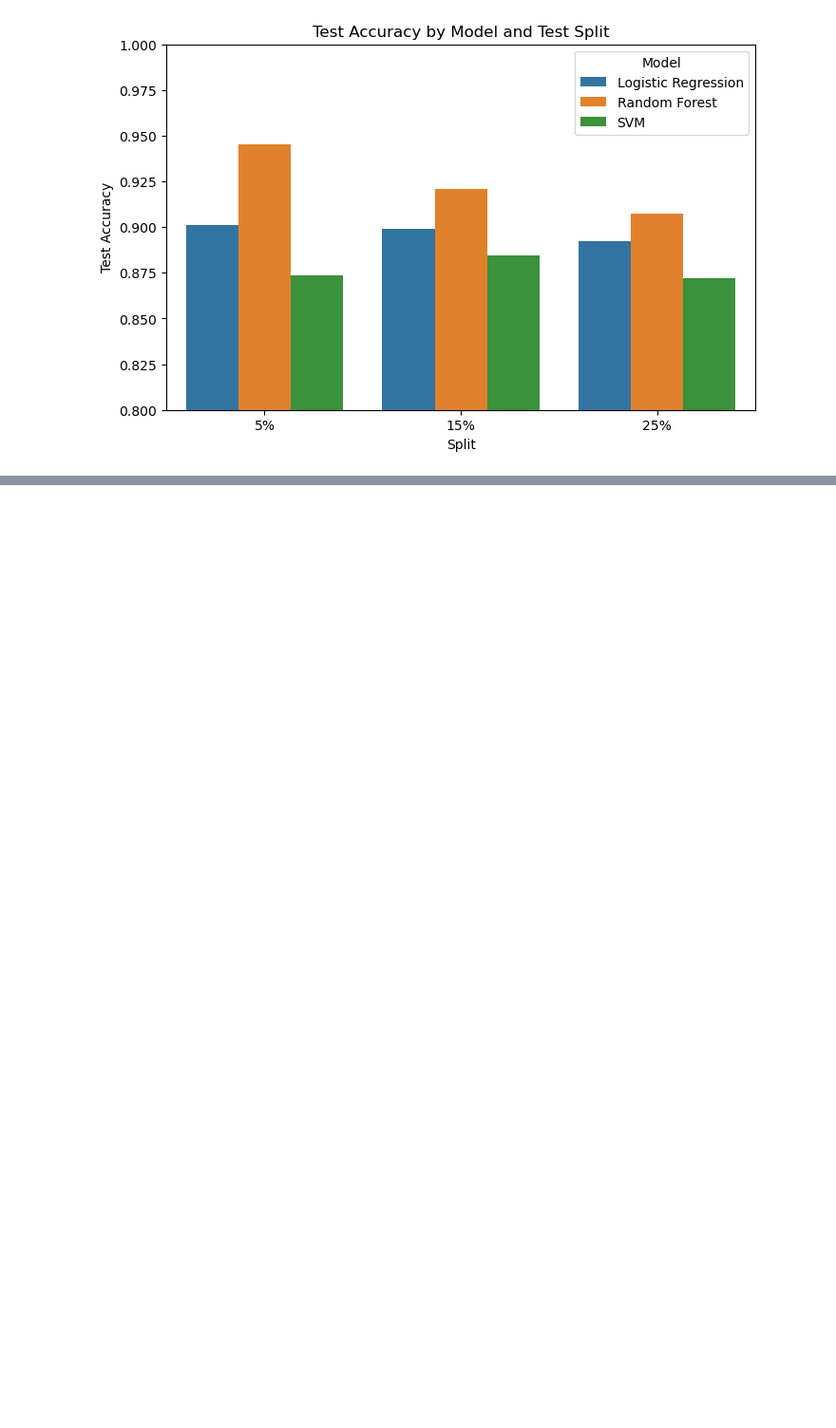
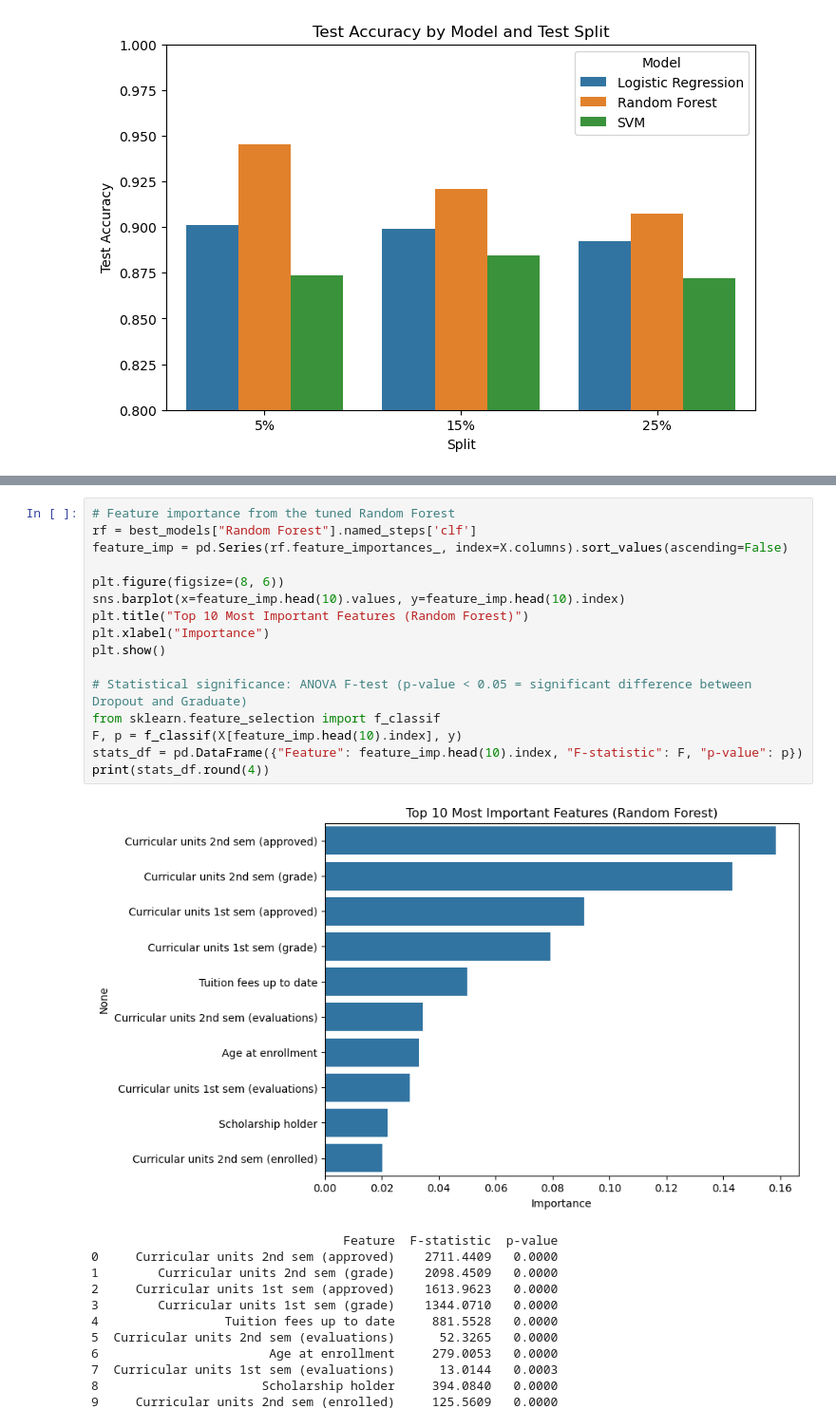
Before and after one commit to 2026651-gif/Machine-learning-CA1, a Jupyter notebook: CA1111.ipynb, the cells around one changed output, grey strips where cells are left out. Shown at 95% size. Cells and saved outputs as stored; diff of their text form; blank space fills up the shorter version.

Commit message:
importamt features

```diff
--- a/CA1111.ipynb
+++ b/CA1111.ipynb
@@ -485,0 +500,29 @@ Running GridSearchCV for SVM...
+# %%
+# Feature importance from the tuned Random Forest
+rf = best_models["Random Forest"].named_steps['clf']
+feature_imp = pd.Series(rf.feature_importances_, index=X.columns).sort_values(ascending=False)
+
+plt.figure(figsize=(8, 6))
+sns.barplot(x=feature_imp.head(10).values, y=feature_imp.head(10).index)
+plt.title("Top 10 Most Important Features (Random Forest)")
+plt.xlabel("Importance")
+plt.show()
+
+# Statistical significance: ANOVA F-test (p-value < 0.05 = significant difference between Dropout and Graduate)
+from sklearn.feature_selection import f_classif
+F, p = f_classif(X[feature_imp.head(10).index], y)
+stats_df = pd.DataFrame({"Feature": feature_imp.head(10).index, "F-statistic": F, "p-value": p})
+print(stats_df.round(4))
+# %% [output]
+[figure, added]
+                                  Feature  F-statistic  p-value
+0     Curricular units 2nd sem (approved)    2711.4409   0.0000
+1        Curricular units 2nd sem (grade)    2098.4509   0.0000
+2     Curricular units 1st sem (approved)    1613.9623   0.0000
+3        Curricular units 1st sem (grade)    1344.0710   0.0000
+4                 Tuition fees up to date     881.5528   0.0000
+5  Curricular units 2nd sem (evaluations)      52.3265   0.0000
+6                       Age at enrollment     279.0053   0.0000
+7  Curricular units 1st sem (evaluations)      13.0144   0.0003
+8                      Scholarship holder     394.0840   0.0000
+9     Curricular units 2nd sem (enrolled)     125.5609   0.0000
```
Also changed, not shown: parts of 1 cell of this notebook.
